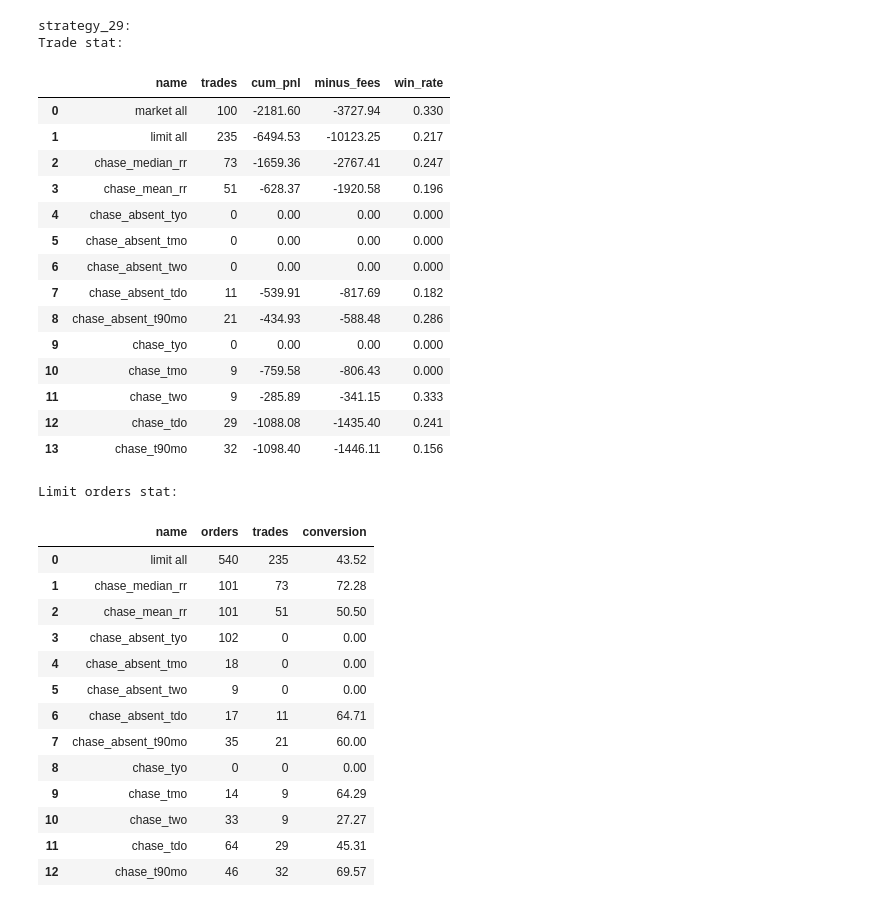
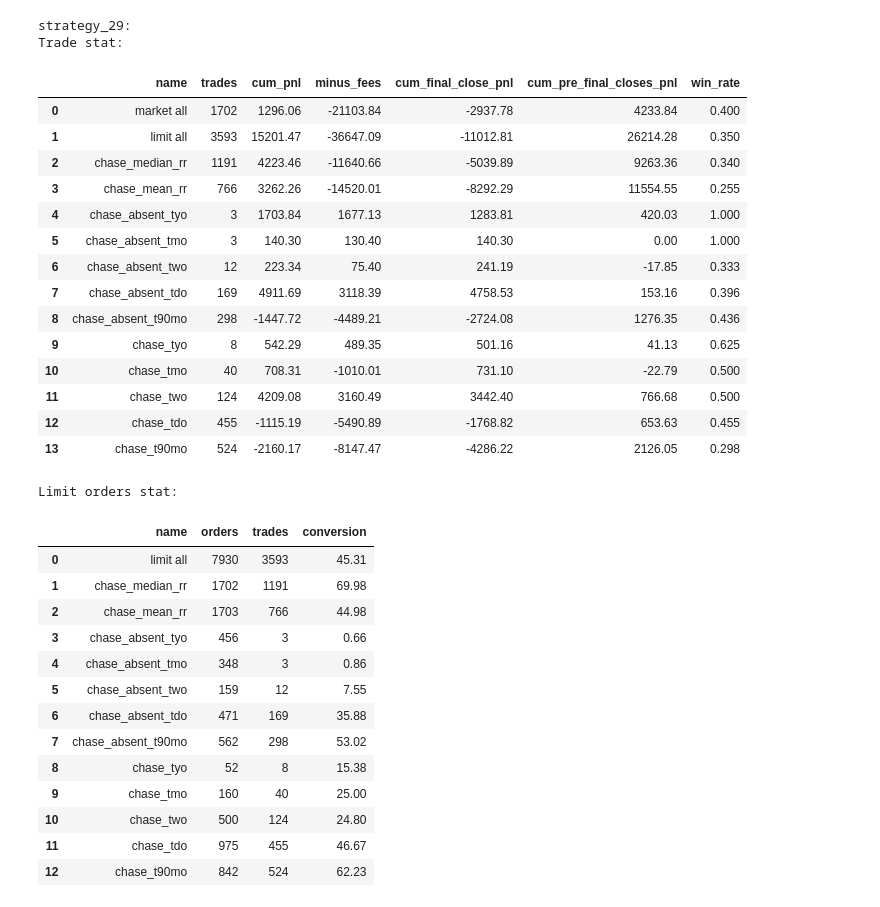
Before and after one commit to vlamitin/backtester, a Jupyter notebook: strategies_analyzer.ipynb, the cells around one changed output. Drawn from its saved outputs; the diff is of its cells as text; code cells hidden in the pictures.

```diff
--- a/strategies_analyzer.ipynb
+++ b/strategies_analyzer.ipynb
@@ -1,14 +1,15 @@
 # %%
-from typing import Tuple
+from typing import Tuple, List, Optional
 import pandas as pd
 from IPython.display import display
 import numpy as np
 
 from stock_market_research_kit.smt_psp_trade import smt_psp_trades_from_json
-from scripts.run_smt_strategies_analyzer import strategy29_2025_snapshot, to_trade_dfs, \
-    with_cum_and_stagnation
+from scripts.run_smt_strategies_analyzer import to_trade_dfs, \
+    with_cum_and_stagnation, strategy29_2025_snapshot, strategy29_2024_snapshot
 
-with open(strategy29_2025_snapshot, "r", encoding="utf-8") as f:
+# with open(strategy29_2025_snapshot, "r", encoding="utf-8") as f:
+with open(strategy29_2024_snapshot, "r", encoding="utf-8") as f:
     json_str = f.read()
 df_m, df_l, df_lo = to_trade_dfs(smt_psp_trades_from_json(json_str))
 
@@ -41,12 +42,15 @@ df_lo_chase_two = df_lo.query('limit_reason == "chase_two"')
 df_lo_chase_tdo = df_lo.query('limit_reason == "chase_tdo"')
 df_lo_chase_t90mo = df_lo.query('limit_reason == "chase_t90mo"')
 
-def basic_trade_stat(name, df) -> Tuple[str, int, float, float, float]:
+def basic_trade_stat(name, df) -> Tuple[str, int, float, float, float, float, float]:
     if len(df) == 0:
-        return name, 0, 0, 0, 0
+        return name, 0, 0, 0, 0, 0, 0
     return (
         name, len(df), round(df['cum_pnl_usd'].iloc[-1], 2),
-        round(df['cum_pnl_minus_fees'].iloc[-1], 2), round(len(df.query('won')) / len(df), 3)
+        round(df['cum_pnl_minus_fees'].iloc[-1], 2),
+        round(df['cum_final_close_pnl'].iloc[-1], 2),
+        round(df['cum_pre_final_closes_pnl'].iloc[-1], 2),
+        round(len(df.query('won')) / len(df), 3)
     )
 
 def basic_lo_stat(name, df) -> Tuple[str, int, int, float]:
@@ -75,66 +79,68 @@ df_trade_stat = pd.DataFrame([
     'trades',
     'cum_pnl',
     'minus_fees',
+    'cum_final_close_pnl',
+    'cum_pre_final_closes_pnl',
     'win_rate',
 ])
 
 df_lo_stat = pd.DataFrame([
     basic_lo_stat('limit all', df_lo),
     basic_lo_stat('chase_median_rr', df_lo_chase_median_rr),
     basic_lo_stat('chase_mean_rr', df_lo_chase_mean_rr),
     basic_lo_stat('chase_absent_tyo', df_lo_chase_absent_tyo),
     basic_lo_stat('chase_absent_tmo', df_lo_chase_absent_tmo),
     basic_lo_stat('chase_absent_two', df_lo_chase_absent_two),
     basic_lo_stat('chase_absent_tdo', df_lo_chase_absent_tdo),
     basic_lo_stat('chase_absent_t90mo', df_lo_chase_absent_t90mo),
     basic_lo_stat('chase_tyo', df_lo_chase_tyo),
     basic_lo_stat('chase_tmo', df_lo_chase_tmo),
     basic_lo_stat('chase_two', df_lo_chase_two),
     basic_lo_stat('chase_tdo', df_lo_chase_tdo),
     basic_lo_stat('chase_t90mo', df_lo_chase_t90mo),
 ], columns=[
     'name',
     'orders',
     'trades',
     'conversion',
 ])
 
 print(f"{f.name[23:34]}:")
 print(f"Trade stat:")
 display(df_trade_stat)
 print(f"Limit orders stat:")
 display(df_lo_stat)
 # %% [output]
 strategy_29:
 Trade stat:
-|  | name | trades | cum_pnl | minus_fees | win_rate |
-| 0 | market all | 100 | -2181.60 | -3727.94 | 0.330 |
-| 1 | limit all | 235 | -6494.53 | -10123.25 | 0.217 |
-| 2 | chase_median_rr | 73 | -1659.36 | -2767.41 | 0.247 |
-| 3 | chase_mean_rr | 51 | -628.37 | -1920.58 | 0.196 |
-| 4 | chase_absent_tyo | 0 | 0.00 | 0.00 | 0.000 |
-| 5 | chase_absent_tmo | 0 | 0.00 | 0.00 | 0.000 |
-| 6 | chase_absent_two | 0 | 0.00 | 0.00 | 0.000 |
-| 7 | chase_absent_tdo | 11 | -539.91 | -817.69 | 0.182 |
-| 8 | chase_absent_t90mo | 21 | -434.93 | -588.48 | 0.286 |
-| 9 | chase_tyo | 0 | 0.00 | 0.00 | 0.000 |
-| 10 | chase_tmo | 9 | -759.58 | -806.43 | 0.000 |
-| 11 | chase_two | 9 | -285.89 | -341.15 | 0.333 |
-| 12 | chase_tdo | 29 | -1088.08 | -1435.40 | 0.241 |
-| 13 | chase_t90mo | 32 | -1098.40 | -1446.11 | 0.156 |
+|  | name | trades | cum_pnl | minus_fees | cum_final_close_pnl | cum_pre_final_closes_pnl | win_rate |
+| 0 | market all | 1702 | 1296.06 | -21103.84 | -2937.78 | 4233.84 | 0.400 |
+| 1 | limit all | 3593 | 15201.47 | -36647.09 | -11012.81 | 26214.28 | 0.350 |
+| 2 | chase_median_rr | 1191 | 4223.46 | -11640.66 | -5039.89 | 9263.36 | 0.340 |
+| 3 | chase_mean_rr | 766 | 3262.26 | -14520.01 | -8292.29 | 11554.55 | 0.255 |
+| 4 | chase_absent_tyo | 3 | 1703.84 | 1677.13 | 1283.81 | 420.03 | 1.000 |
+| 5 | chase_absent_tmo | 3 | 140.30 | 130.40 | 140.30 | 0.00 | 1.000 |
+| 6 | chase_absent_two | 12 | 223.34 | 75.40 | 241.19 | -17.85 | 0.333 |
+| 7 | chase_absent_tdo | 169 | 4911.69 | 3118.39 | 4758.53 | 153.16 | 0.396 |
+| 8 | chase_absent_t90mo | 298 | -1447.72 | -4489.21 | -2724.08 | 1276.35 | 0.436 |
+| 9 | chase_tyo | 8 | 542.29 | 489.35 | 501.16 | 41.13 | 0.625 |
+| 10 | chase_tmo | 40 | 708.31 | -1010.01 | 731.10 | -22.79 | 0.500 |
+| 11 | chase_two | 124 | 4209.08 | 3160.49 | 3442.40 | 766.68 | 0.500 |
+| 12 | chase_tdo | 455 | -1115.19 | -5490.89 | -1768.82 | 653.63 | 0.455 |
+| 13 | chase_t90mo | 524 | -2160.17 | -8147.47 | -4286.22 | 2126.05 | 0.298 |
 Limit orders stat:
 |  | name | orders | trades | conversion |
-| 0 | limit all | 540 | 235 | 43.52 |
-| 1 | chase_median_rr | 101 | 73 | 72.28 |
-| 2 | chase_mean_rr | 101 | 51 | 50.50 |
-| 3 | chase_absent_tyo | 102 | 0 | 0.00 |
-| 4 | chase_absent_tmo | 18 | 0 | 0.00 |
-| 5 | chase_absent_two | 9 | 0 | 0.00 |
-| 6 | chase_absent_tdo | 17 | 11 | 64.71 |
-| 7 | chase_absent_t90mo | 35 | 21 | 60.00 |
-| 8 | chase_tyo | 0 | 0 | 0.00 |
-| 9 | chase_tmo | 14 | 9 | 64.29 |
-| 10 | chase_two | 33 | 9 | 27.27 |
-| 11 | chase_tdo | 64 | 29 | 45.31 |
-| 12 | chase_t90mo | 46 | 32 | 69.57 |
+| 0 | limit all | 7930 | 3593 | 45.31 |
+| 1 | chase_median_rr | 1702 | 1191 | 69.98 |
+| 2 | chase_mean_rr | 1703 | 766 | 44.98 |
+| 3 | chase_absent_tyo | 456 | 3 | 0.66 |
+| 4 | chase_absent_tmo | 348 | 3 | 0.86 |
+| 5 | chase_absent_two | 159 | 12 | 7.55 |
+| 6 | chase_absent_tdo | 471 | 169 | 35.88 |
+| 7 | chase_absent_t90mo | 562 | 298 | 53.02 |
+| 8 | chase_tyo | 52 | 8 | 15.38 |
+| 9 | chase_tmo | 160 | 40 | 25.00 |
+| 10 | chase_two | 500 | 124 | 24.80 |
+| 11 | chase_tdo | 975 | 455 | 46.67 |
+| 12 | chase_t90mo | 842 | 524 | 62.23 |
 # %%
```
Also changed, not shown: parts of 7 cells of this notebook, 1 other file.
